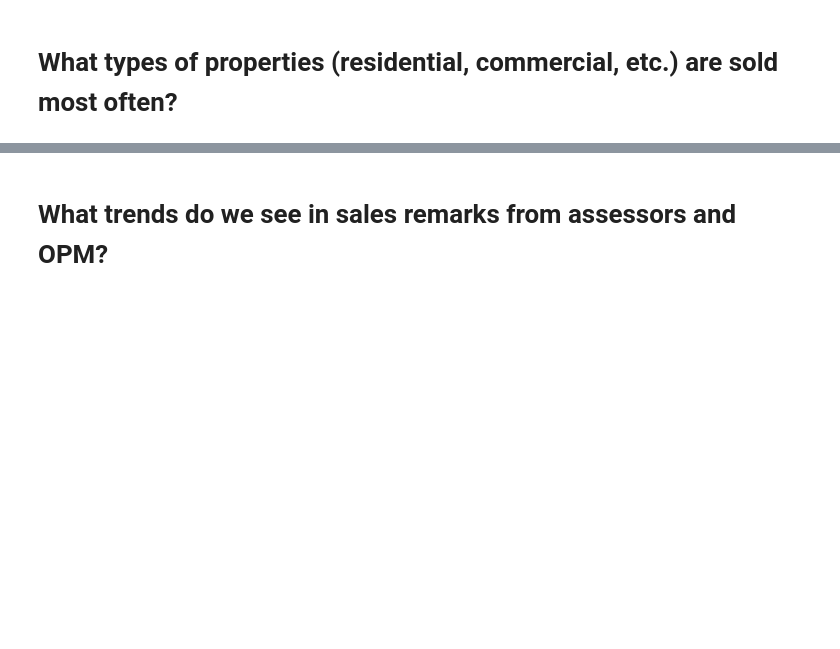
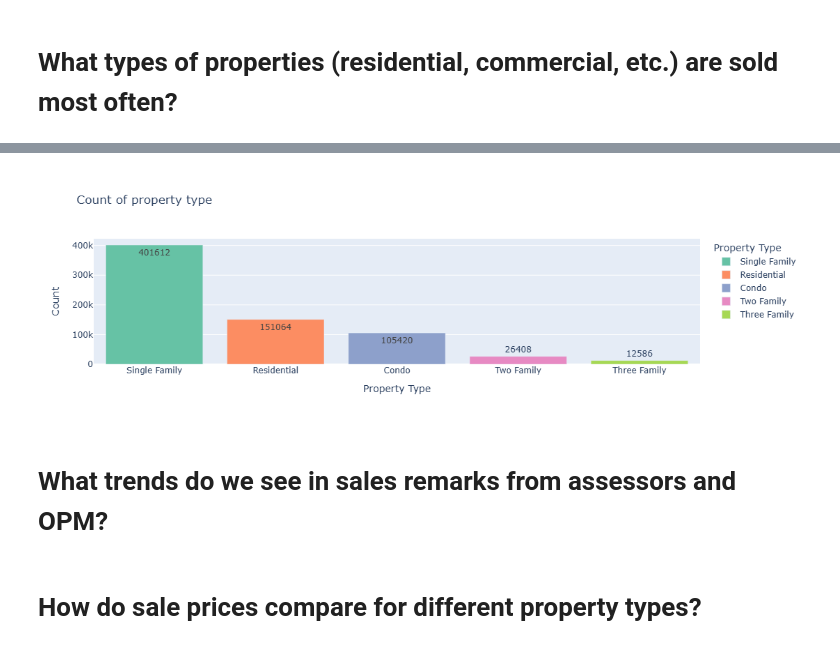
Before and after one commit to zaheeruddinlodhi/DA13_Capstone_Zaheer, a Jupyter notebook: Notebook/Real_Estate.ipynb, the cells around one changed output, grey strips where cells are left out. Cells and saved outputs as stored; diff of their text form; code cells hidden in the pictures; blank space fills up the shorter version.

```diff
--- a/Notebook/Real_Estate.ipynb
+++ b/Notebook/Real_Estate.ipynb
@@ -204,6 +289,3 @@ real_estate_df
 | 1097627 | 2019 | 06/03/2020 | Middletown | 8 BYSTREK DR | 203360.0 | 280000.0 | 0.726300 | Single Family | ... |
 | 1097628 | 2019 | 12/20/2019 | Milford | 250 RESEARCH DR | 4035970.0 | 7450000.0 | 0.541700 | NaN | ... |
 1097629 rows × 14 columns
-# %%
-real_estate_df['ratio'] = real_estate_df['Sale Amount'] / real_estate_df['Assessed Value']
-real_estate_df
@@ -275,0 +334,3 @@ plt.show()
+# %%
+count_of_properties_type = real_estate_df['Property Type'].value_counts().reset_index()
+count_of_properties_type
@@ -276,2 +350,20 @@ plt.show()
+# %%
+import plotly.express as px
+fig = px.bar(
+    count_of_properties_type.head(5),
+    x='Property Type',
+    y='count',
+    text='count',  # Display count on bars
+    title='Count of property type',
+    labels={'Property Type': 'Property Type', 'count': 'Count'},
+    color='Property Type',  # Color bars by country
+    color_discrete_sequence=px.colors.qualitative.Set2,  # Distinct colors
+    hover_data={'Property Type': True, 'count': True}  # Show country and count on hover
+)
+fig.show()
+# %% [output]
+[figure, added]
 # %% [markdown]
 # What trends do we see in sales remarks from assessors and OPM?
+# %% [markdown]
+# How do sale prices compare for different property types?
```
Also changed, not shown: parts of 43 cells of this notebook.
